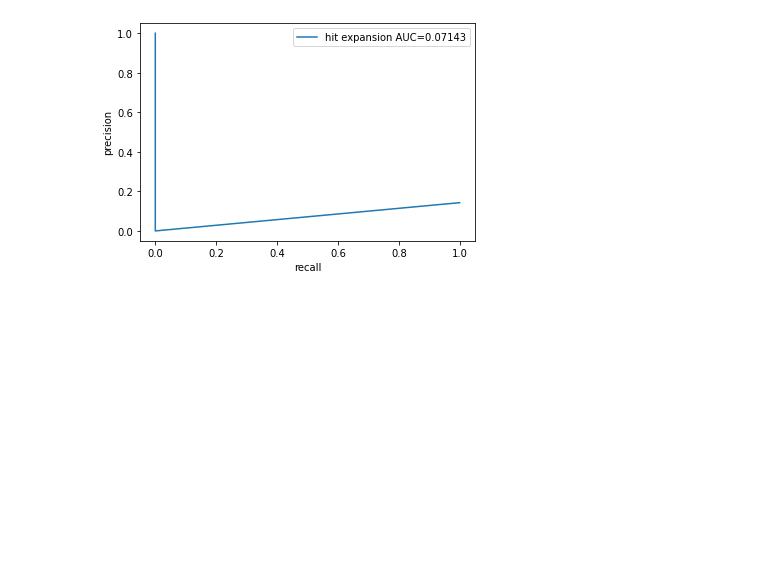
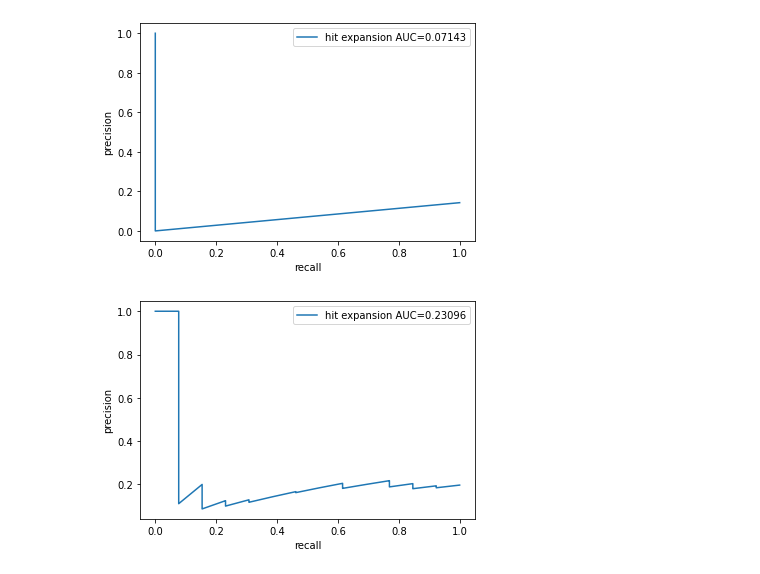
Before and after one commit to jglaser/gigadocking_notebooks, a Jupyter notebook: ML.ipynb, the cells around one changed output. Saved outputs shown, nothing was run; the diff lists cells and outputs as text; code cells hidden in the pictures; blank space fills up the shorter version.

```diff
--- a/ML.ipynb
+++ b/ML.ipynb
@@ -470,0 +477,18 @@ plt.show()
+# %%
+df_rf3_grouped = df_xgboost_all.groupby('enamine_id').mean('rf3').reset_index()
+# %%
+fig = plt.figure()
+ax = fig.subplots()
+
+yreal = df_rf3_grouped.residual_activity < .25
+yproba = df_rf3_grouped.rf3
+p, r, _ = precision_recall_curve(yreal, yproba)
+auc = np.trapz(p[::-1],r[::-1])
+ax.plot(r,p,label='hit expansion AUC={:.5f}'.format(auc))
+
+ax.set_xlabel('recall')
+ax.set_ylabel('precision')
+ax.legend()
+plt.show()
+# %% [output]
+[figure, added]
```
Also changed, not shown: parts of 1 cell of this notebook.
